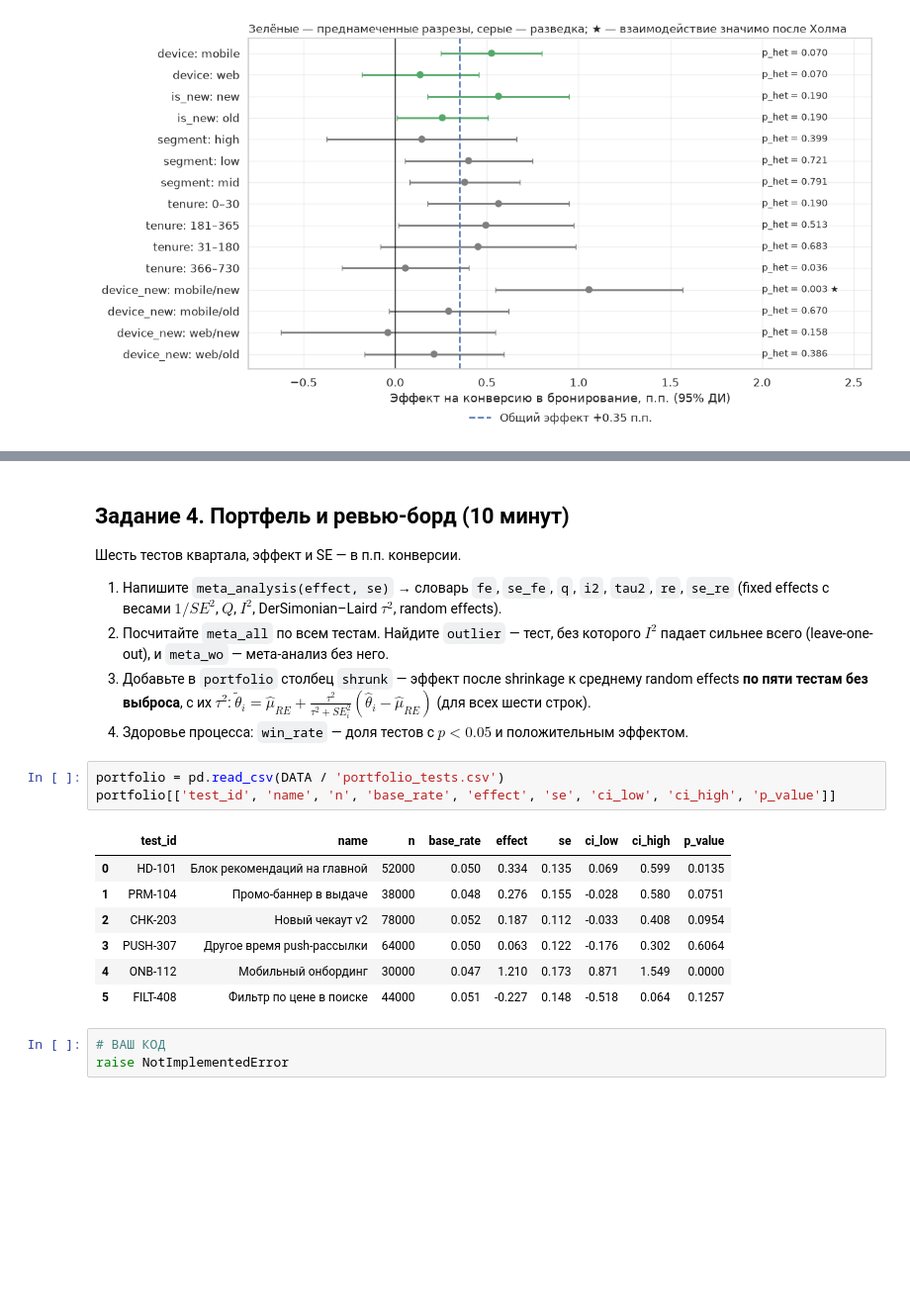
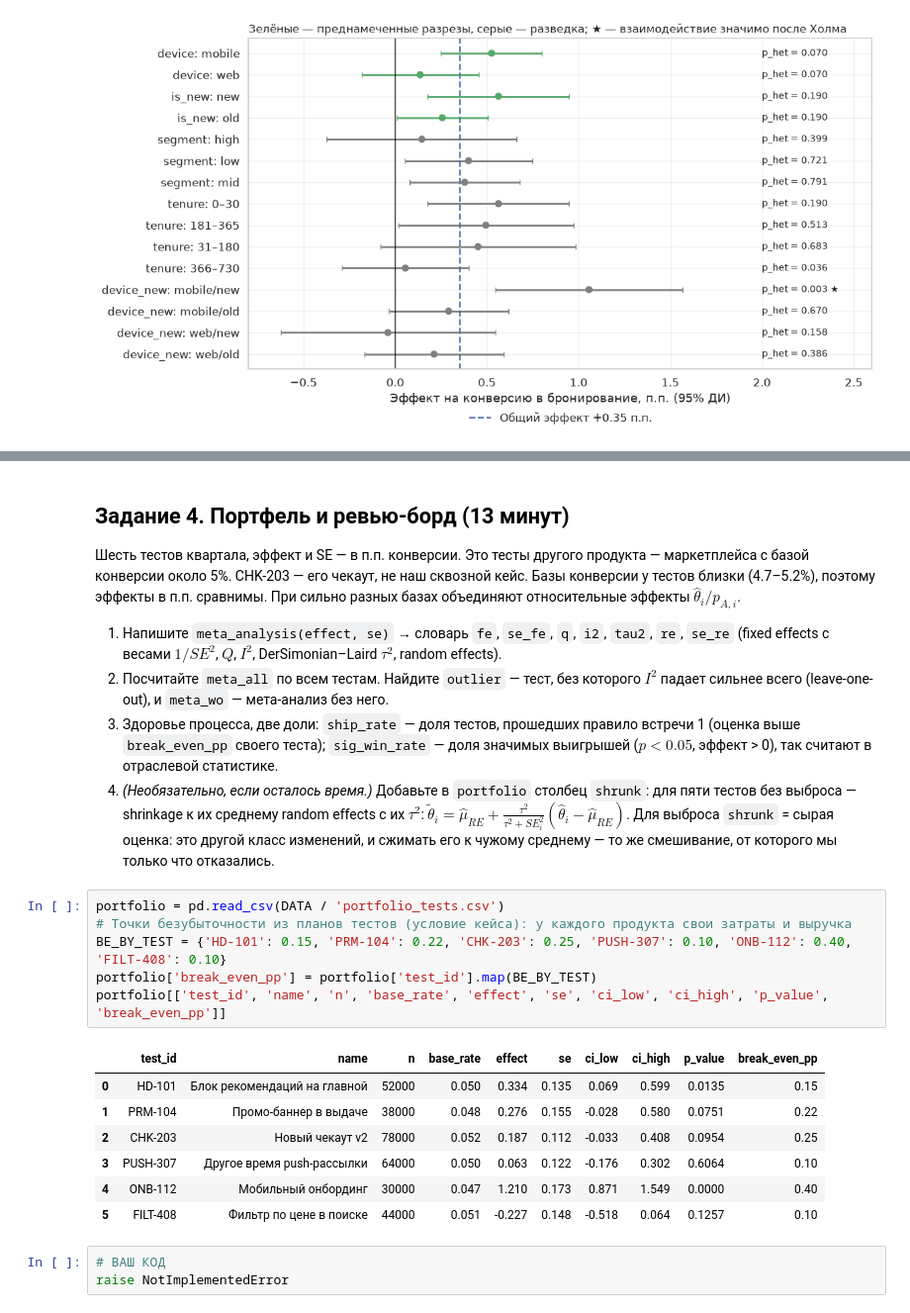
Before and after one commit to Alberelloo/AITH-2026-Hypothesis-Testing-Workshop, a Jupyter notebook: 06. Решение, мемо, портфель/practice.ipynb, the cells around one changed output, grey strips where cells are left out. Shown at 99% size. Drawn from its saved outputs; the diff is of its cells as text; blank space fills up the shorter version.

Commit message:
meeting-6: правки по ревью, раунд 1
Co-Authored-By: Claude Opus 5.5 <noreply@anthropic.com>

```diff
--- a/06. Решение, мемо, портфель/practice.ipynb
+++ b/06. Решение, мемо, портфель/practice.ipynb
@@ -443,25 +482,28 @@ plt.show()
 
 </details>
 # %% [markdown]
-## Задание 4. Портфель и ревью-борд (10 минут)
+## Задание 4. Портфель и ревью-борд (13 минут)
 
-Шесть тестов квартала, эффект и SE — в п.п. конверсии.
+Шесть тестов квартала, эффект и SE — в п.п. конверсии. Это тесты другого продукта — маркетплейса с базой конверсии около 5%. CHK-203 — его чекаут, не наш сквозной кейс. Базы конверсии у тестов близки (4.7–5.2%), поэтому эффекты в п.п. сравнимы. При сильно разных базах объединяют относительные эффекты $\hat\theta_i/p_{A,i}$.
 
 1. Напишите `meta_analysis(effect, se)` → словарь `fe`, `se_fe`, `q`, `i2`, `tau2`, `re`, `se_re` (fixed effects с весами $1/SE^2$, $Q$, $I^2$, DerSimonian–Laird $\tau^2$, random effects).
 2. Посчитайте `meta_all` по всем тестам. Найдите `outlier` — тест, без которого $I^2$ падает сильнее всего (leave-one-out), и `meta_wo` — мета-анализ без него.
-3. Добавьте в `portfolio` столбец `shrunk` — эффект после shrinkage к среднему random effects **по пяти тестам без выброса**, с их $\tau^2$: $\tilde\theta_i = \hat\mu_{RE} + \frac{\tau^2}{\tau^2 + SE_i^2}(\hat\theta_i - \hat\mu_{RE})$ (для всех шести строк).
-4. Здоровье процесса: `win_rate` — доля тестов с $p < 0.05$ и положительным эффектом.
+3. Здоровье процесса, две доли: `ship_rate` — доля тестов, прошедших правило встречи 1 (оценка выше `break_even_pp` своего теста); `sig_win_rate` — доля значимых выигрышей ($p < 0.05$, эффект > 0), так считают в отраслевой статистике.
+4. *(Необязательно, если осталось время.)* Добавьте в `portfolio` столбец `shrunk`: для пяти тестов без выброса — shrinkage к их среднему random effects с их $\tau^2$: $\tilde\theta_i = \hat\mu_{RE} + \frac{\tau^2}{\tau^2 + SE_i^2}(\hat\theta_i - \hat\mu_{RE})$. Для выброса `shrunk` = сырая оценка: это другой класс изменений, и сжимать его к чужому среднему — то же смешивание, от которого мы только что отказались.
-# %%
-portfolio = pd.read_csv(DATA / 'portfolio_tests.csv')
-portfolio[['test_id', 'name', 'n', 'base_rate', 'effect', 'se', 'ci_low', 'ci_high', 'p_value']]
-# %% [output]
-|  | test_id | name | n | base_rate | effect | se | ci_low | ci_high | p_value |
-| 0 | HD-101 | Блок рекомендаций на главной | 52000 | 0.050 | 0.334 | 0.135 | 0.069 | 0.599 | 0.0135 |
-| 1 | PRM-104 | Промо-баннер в выдаче | 38000 | 0.048 | 0.276 | 0.155 | -0.028 | 0.580 | 0.0751 |
-| 2 | CHK-203 | Новый чекаут v2 | 78000 | 0.052 | 0.187 | 0.112 | -0.033 | 0.408 | 0.0954 |
-| 3 | PUSH-307 | Другое время push-рассылки | 64000 | 0.050 | 0.063 | 0.122 | -0.176 | 0.302 | 0.6064 |
-| 4 | ONB-112 | Мобильный онбординг | 30000 | 0.047 | 1.210 | 0.173 | 0.871 | 1.549 | 0.0000 |
-| 5 | FILT-408 | Фильтр по цене в поиске | 44000 | 0.051 | -0.227 | 0.148 | -0.518 | 0.064 | 0.1257 |
+# %%
+portfolio = pd.read_csv(DATA / 'portfolio_tests.csv')
+# Точки безубыточности из планов тестов (условие кейса): у каждого продукта свои затраты и выручка
+BE_BY_TEST = {'HD-101': 0.15, 'PRM-104': 0.22, 'CHK-203': 0.25, 'PUSH-307': 0.10, 'ONB-112': 0.40, 'FILT-408': 0.10}
+portfolio['break_even_pp'] = portfolio['test_id'].map(BE_BY_TEST)
+portfolio[['test_id', 'name', 'n', 'base_rate', 'effect', 'se', 'ci_low', 'ci_high', 'p_value', 'break_even_pp']]
+# %% [output]
+|  | test_id | name | n | base_rate | effect | se | ci_low | ci_high | p_value | break_even_pp |
+| 0 | HD-101 | Блок рекомендаций на главной | 52000 | 0.050 | 0.334 | 0.135 | 0.069 | 0.599 | 0.0135 | 0.15 |
+| 1 | PRM-104 | Промо-баннер в выдаче | 38000 | 0.048 | 0.276 | 0.155 | -0.028 | 0.580 | 0.0751 | 0.22 |
+| 2 | CHK-203 | Новый чекаут v2 | 78000 | 0.052 | 0.187 | 0.112 | -0.033 | 0.408 | 0.0954 | 0.25 |
+| 3 | PUSH-307 | Другое время push-рассылки | 64000 | 0.050 | 0.063 | 0.122 | -0.176 | 0.302 | 0.6064 | 0.10 |
+| 4 | ONB-112 | Мобильный онбординг | 30000 | 0.047 | 1.210 | 0.173 | 0.871 | 1.549 | 0.0000 | 0.40 |
+| 5 | FILT-408 | Фильтр по цене в поиске | 44000 | 0.051 | -0.227 | 0.148 | -0.518 | 0.064 | 0.1257 | 0.10 |
 # %%
 # ВАШ КОД
 raise NotImplementedError
```
Also changed, not shown: parts of 26 cells of this notebook, 3 other files.
